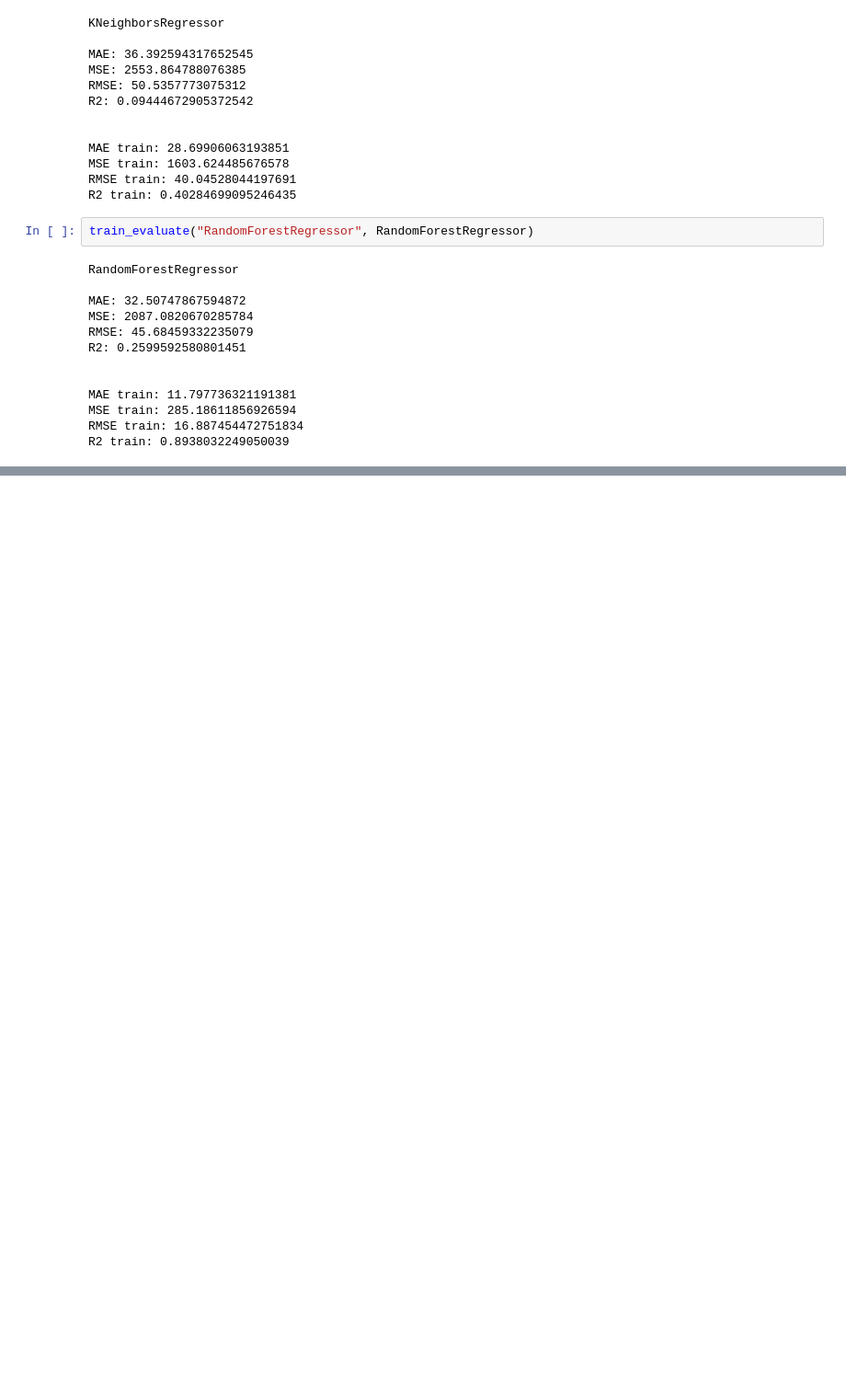
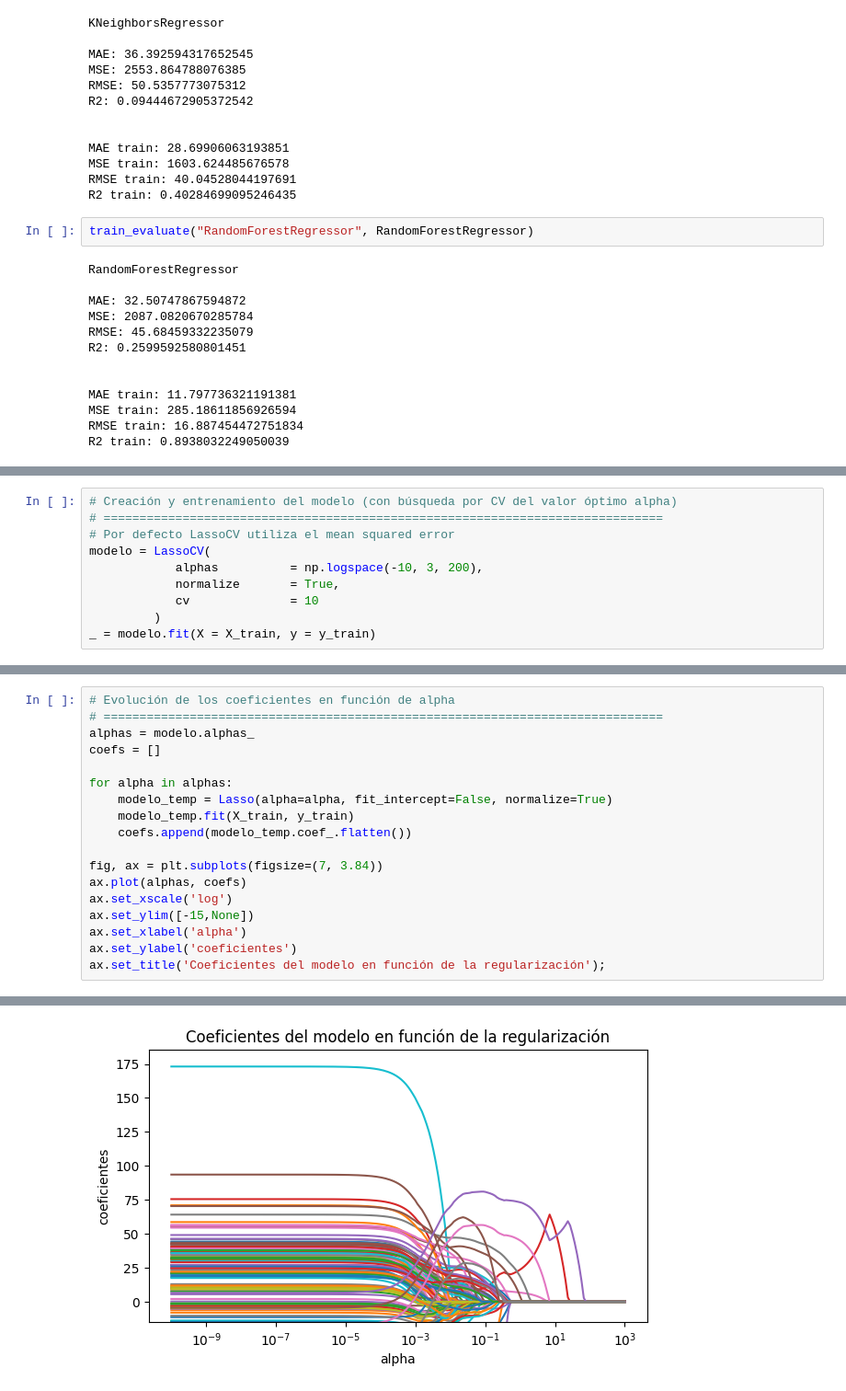
Before and after one commit to Factoria-F5-AI-Bootcamp-1-Edicion/Milan_airbnb, a Jupyter notebook: prediccion_precios.ipynb, the cells around one changed output, grey strips where cells are left out. Shown at 92% size. Cells and saved outputs as stored; diff of their text form; blank space fills up the shorter version.

```diff
--- a/prediccion_precios.ipynb
+++ b/prediccion_precios.ipynb
@@ -273,0 +431,10 @@ R2 train: 0.8938032249050039
+# %%
+# Creación y entrenamiento del modelo (con búsqueda por CV del valor óptimo alpha)
+# ==============================================================================
+# Por defecto LassoCV utiliza el mean squared error
+modelo = LassoCV(
+            alphas          = np.logspace(-10, 3, 200),
+            normalize       = True,
+            cv              = 10
+         )
+_ = modelo.fit(X = X_train, y = y_train)
@@ -273,0 +455,19 @@ R2 train: 0.8938032249050039
+# %%
+# Evolución de los coeficientes en función de alpha
+# ==============================================================================
+alphas = modelo.alphas_
+coefs = []
+
+for alpha in alphas:
+    modelo_temp = Lasso(alpha=alpha, fit_intercept=False, normalize=True)
+    modelo_temp.fit(X_train, y_train)
+    coefs.append(modelo_temp.coef_.flatten())
+
+fig, ax = plt.subplots(figsize=(7, 3.84))
+ax.plot(alphas, coefs)
+ax.set_xscale('log')
+ax.set_ylim([-15,None])
+ax.set_xlabel('alpha')
+ax.set_ylabel('coeficientes')
+ax.set_title('Coeficientes del modelo en función de la regularización');
+# %% [output]
@@ -273,0 +491 @@ R2 train: 0.8938032249050039
+[figure, added]
```
Also changed, not shown: parts of 20 cells of this notebook.
